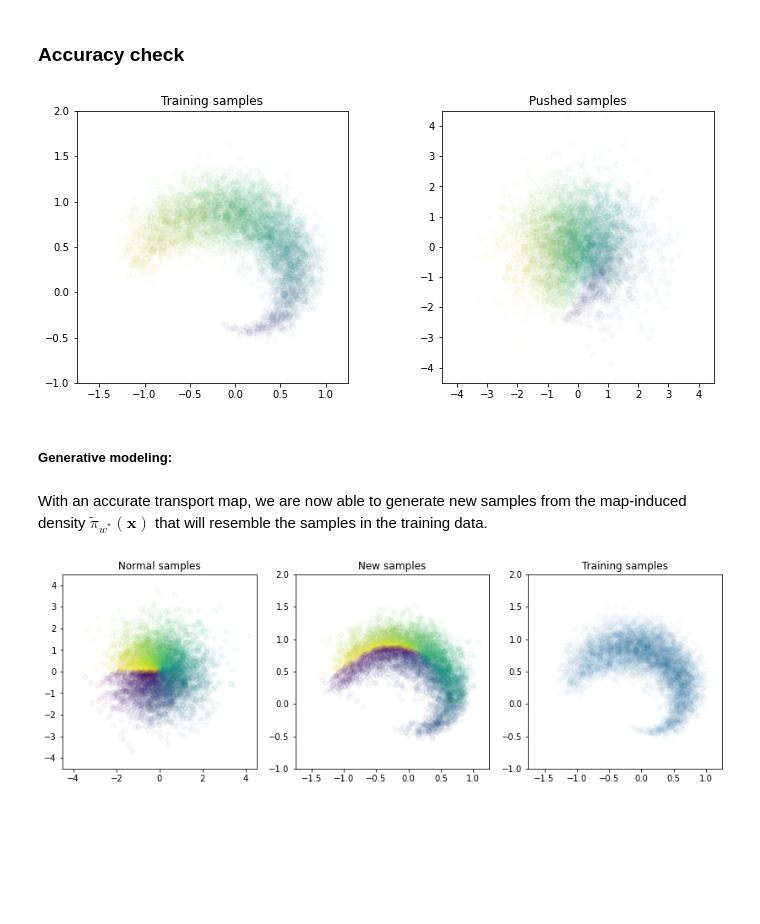
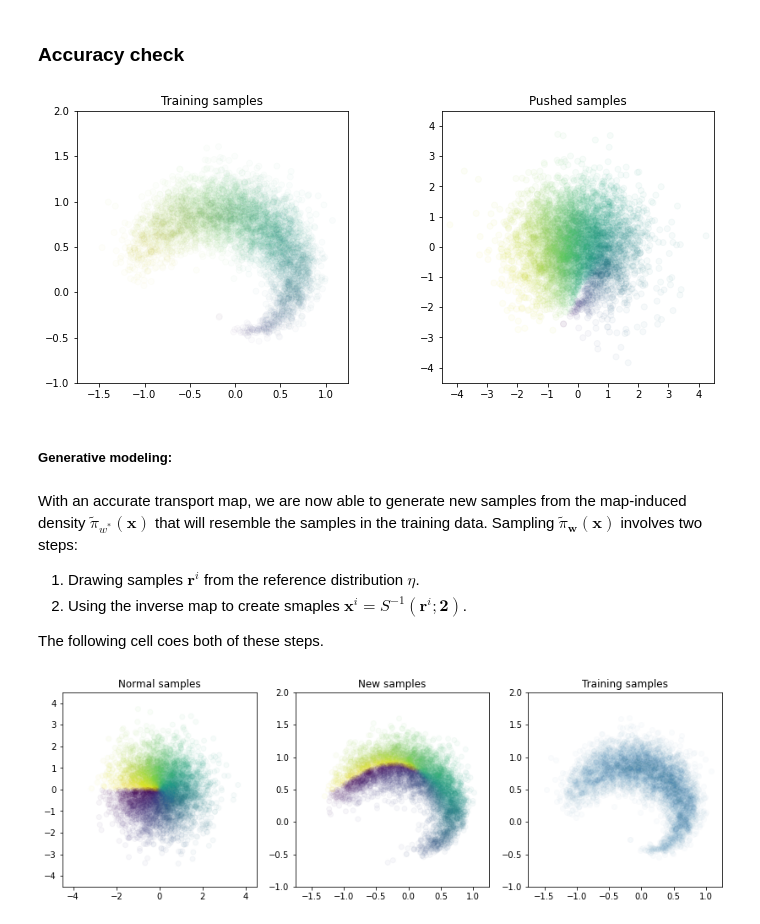
Before and after one commit to MeasureTransport/SIAMannual22, a Jupyter notebook: tutorial_code_AN22.ipynb, the cells around one changed output. Cells and saved outputs as stored; diff of their text form; code cells hidden in the pictures; blank space fills up the shorter version.

```diff
--- a/tutorial_code_AN22.ipynb
+++ b/tutorial_code_AN22.ipynb
@@ -460,30 +460,35 @@ Once the map coefficients are found we can assess the quality of the map approxi
 # %%
 #Gather components in a Triangular Map object:
 S = TriangularMap((S1,S2))
 S.SetCoeffs(np.concatenate((S1.CoeffMap(),S2.CoeffMap())))
 
 #Pushed samples should look like Gaussian samples:
 Xpushed = S.Evaluate(Xtrain)
 
 #Plot
 fig,ax = plt.subplots(1,2,figsize=(12,5))
 ax[0].scatter(Xtrain[0],Xtrain[1], c=colors, alpha=0.02, label='Training samples')
 ax[0].set_title('Training samples')
 ax[0].set_aspect('equal','box')
 ax[0].set_xlim((-1.75, 1.25))
 ax[0].set_ylim((-1, 2))
-ax[1].scatter(Xpushed[0],Xpushed[1], c=colors, alpha=0.02, label='Pushed samples')
+ax[1].scatter(Xpushed[0],Xpushed[1], c=colors, alpha=0.04, label='Pushed samples')
 
 ax[1].set_title('Pushed samples')
 ax[1].set_aspect('equal', 'box')
 ax[1].set_xlim((-4.5, 4.5))
 ax[1].set_ylim((-4.5, 4.5))
 plt.show()
 # %% [output]
-[figure, old version]
+[figure, new version]
 # %% [markdown]
 ##### Generative modeling:
 # %% [markdown]
-With an accurate transport map, we are now able to generate new samples from the map-induced density $\tilde{\pi}_{w^\ast}(\mathbf{x})$ that will resemble the samples in the training data.
+With an accurate transport map, we are now able to generate new samples from the map-induced density $\tilde{\pi}_{w^\ast}(\mathbf{x})$ that will resemble the samples in the training data.   Sampling $\tilde{\pi}_{\mathbf{w}}(\mathbf{x})$ involves two steps:
+
+1. Drawing samples $\mathbf{r}^i$ from the reference distribution $\eta$.
+2. Using the inverse map to create smaples $\mathbf{x}^i = S^{-1}(\mathbf{r}^i; \mathbf{2})$.
+
+The following cell coes both of these steps.
 # %%
 #Draw new samples from the learned distribution:
```
Also changed, not shown: parts of 23 cells of this notebook.
